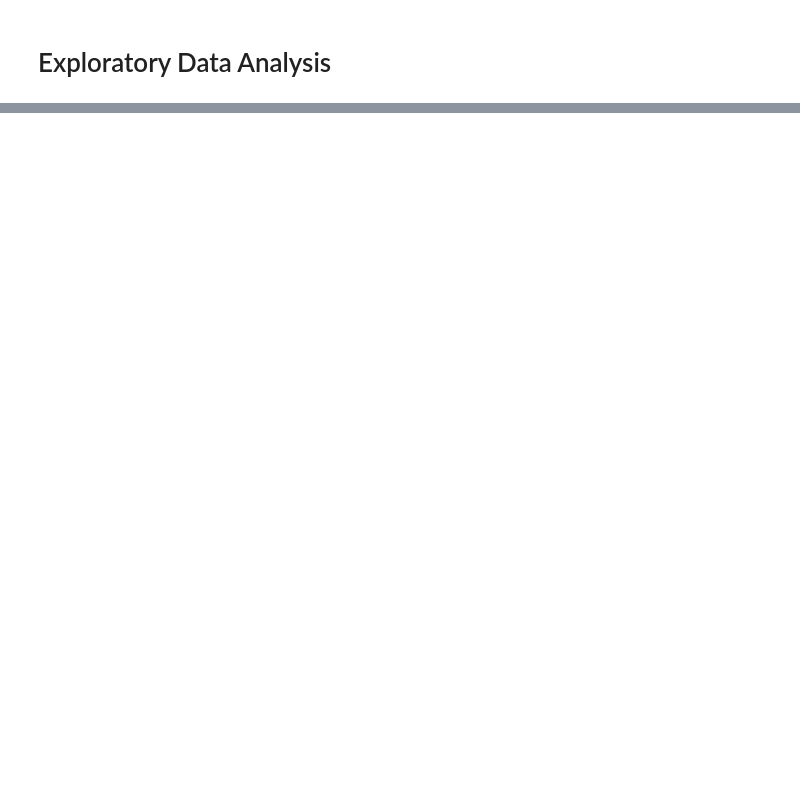
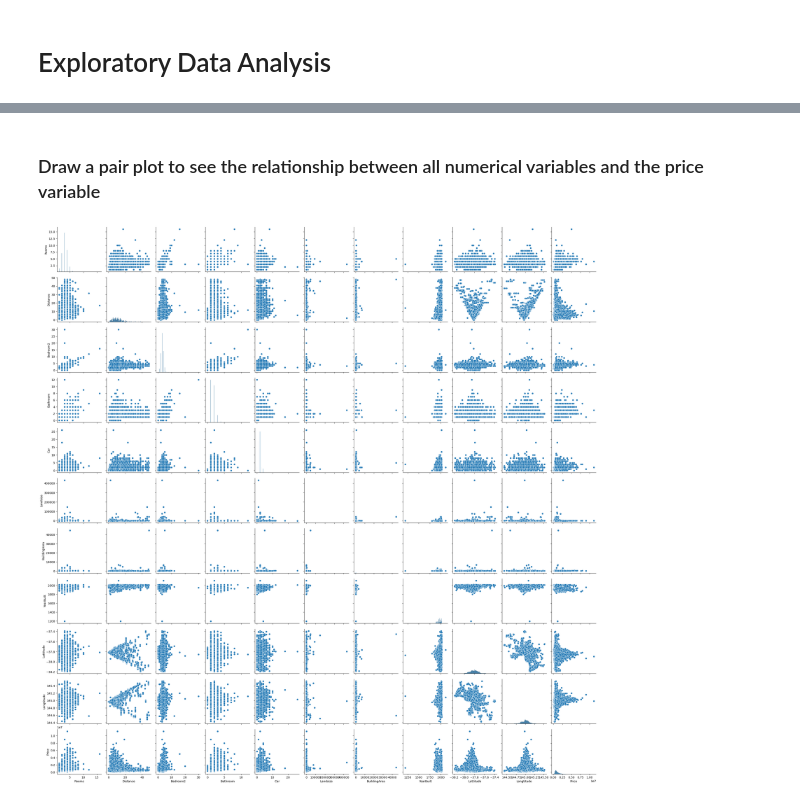
Before and after one commit to konerjonlar/Akbank-Makine-Ogrenmesi-Bootcamp, a Jupyter notebook: Housing_Price_Predictions.ipynb, the cells around one changed output, grey strips where cells are left out. Saved outputs shown, nothing was run; the diff lists cells and outputs as text; code cells hidden in the pictures; blank space fills up the shorter version.

```diff
--- a/Housing_Price_Predictions.ipynb
+++ b/Housing_Price_Predictions.ipynb
@@ -68,0 +100,6 @@ dtype: int64
+# %%
+# Define categorical variables
+categorical_columns = ['Suburb', 'Address', 'Type', 'Method', 'SellerG', 'Date', 'CouncilArea', 'Regionname']
+
+# Convert these columns to categorical data type
+df[categorical_columns] = df[categorical_columns].astype("category")
@@ -68,0 +161,11 @@ dtype: int64
+# %% [markdown]
+### Draw a pair plot to see the relationship between all numerical variables and the price variable
+# %%
+# Select the relevant numerical columns for the pair plot
+numerical_columns = ['Rooms', 'Distance', 'Bedroom2', 'Bathroom', 'Car', 'Landsize', 'BuildingArea', 'YearBuilt', 'Lattitude', 'Longtitude', 'Price']
+
+# Create a pair plot
+sns.pairplot(df[numerical_columns])
+plt.show()
+# %% [output]
+[figure, added]
```
Also changed, not shown: parts of 31 cells of this notebook.
